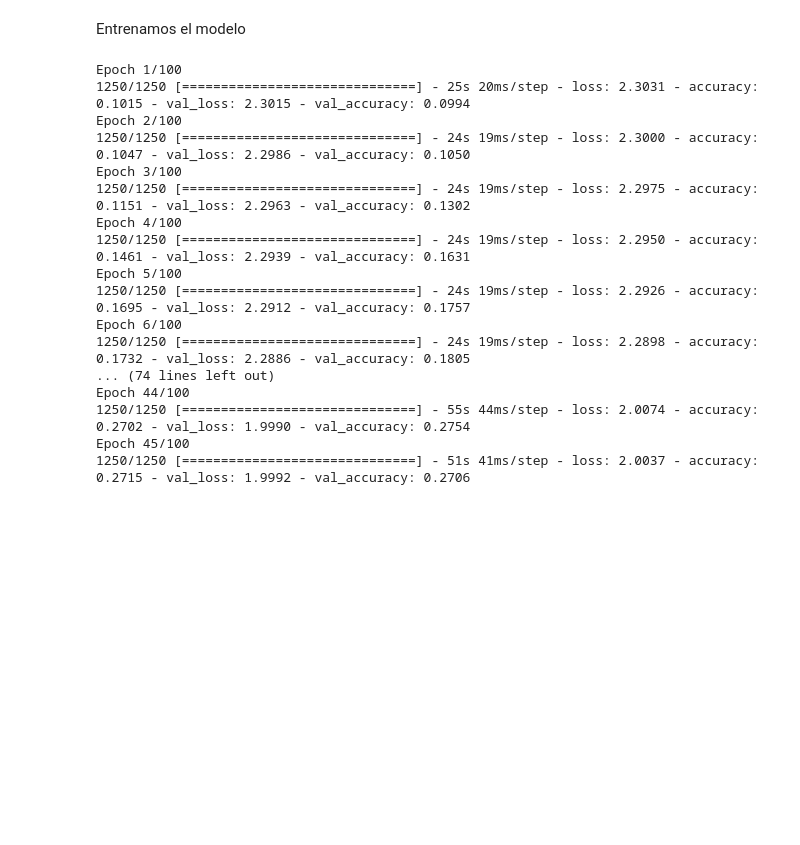
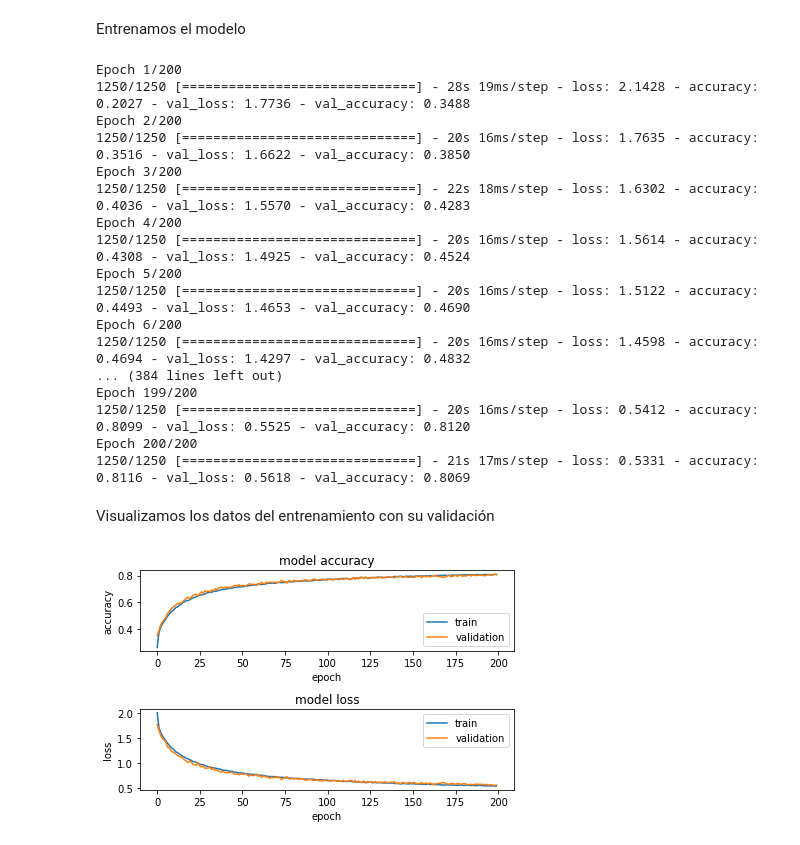
Before and after one commit to alvarogd16/BioInspirada, a Jupyter notebook: 5_Cnn/Entrega_5_CNN.ipynb, the cells around one changed output. Drawn from its saved outputs; the diff is of its cells as text; code cells hidden in the pictures; blank space fills up the shorter version.

```diff
--- a/5_Cnn/Entrega_5_CNN.ipynb
+++ b/5_Cnn/Entrega_5_CNN.ipynb
@@ -85,25 +89,23 @@ from tensorflow.keras import models
 from tensorflow.keras import losses
 from tensorflow.keras import optimizers
 
+model = models.Sequential()
+model.add(layers.Conv2D(32, (3, 3), activation='relu', kernel_initializer='he_uniform', padding='same', input_shape=(32, 32, 3)))
+model.add(layers.Conv2D(32, (3, 3), activation='relu', kernel_initializer='he_uniform', padding='same'))
+model.add(layers.MaxPooling2D((2, 2)))
+model.add(layers.Dropout(0.2))
+model.add(layers.Conv2D(64, (3, 3), activation='relu', kernel_initializer='he_uniform', padding='same'))
+model.add(layers.Conv2D(64, (3, 3), activation='relu', kernel_initializer='he_uniform', padding='same'))
+model.add(layers.MaxPooling2D((2, 2)))
+model.add(layers.Dropout(0.2))
 
-
-model = models.Sequential()
-model.add(layers.Conv2D(32, kernel_size=(3, 3),
-                 activation='relu',
-                 input_shape=(32,32,3)))
-model.add(layers.MaxPooling2D(pool_size=(2, 2)))
-model.add(layers.Conv2D(64, (3, 3), activation='relu'))
-model.add(layers.MaxPooling2D(pool_size=(2, 2)))
-model.add(layers.Conv2D(64, (3, 3), activation='relu'))
 model.add(layers.Flatten())
-model.add(layers.Dense(64, activation='relu'))
+model.add(layers.Dense(64, activation='relu', kernel_initializer='he_uniform'))
 # model.add(layers.Dropout(0.2))
 model.add(layers.Dense(10, activation='softmax'))
+
+opt = optimizers.SGD(lr=0.001, momentum=0.9)
+model.compile(optimizer=opt, loss='categorical_crossentropy', metrics=['accuracy'])
+
 model.summary()
-
-#Adaptive learning rate (adaDelta) funciona muy bien en CNN rivalizando con adam y adagrad
-#la función de pérdida para clasificación categorical crossentropy
-model.compile(loss=losses.categorical_crossentropy,
-              optimizer=optimizers.Adadelta(),
-              metrics=['accuracy'])
 # %% [output]
@@ -128,47 +130,50 @@ _________________________________________________________________
 Entrenamos el modelo
 # %%
 batch_size = 64
-num_epoch = 100
+num_epoch = 200
 
 model_log = model.fit(train_generator,
           epochs=num_epoch,
           verbose=1,
-          validation_data=validation_generator)#,
-          #steps_per_epoch=len(x_train) / batch_size)
+          validation_data=validation_generator)
 # %% [output]
-Epoch 1/100
-1250/1250 [==============================] - 25s 20ms/step - loss: 2.3031 - accuracy: 0.1015 - val_loss: 2.3015 - val_accuracy: 0.0994
-Epoch 2/100
-1250/1250 [==============================] - 24s 19ms/step - loss: 2.3000 - accuracy: 0.1047 - val_loss: 2.2986 - val_accuracy: 0.1050
-Epoch 3/100
-1250/1250 [==============================] - 24s 19ms/step - loss: 2.2975 - accuracy: 0.1151 - val_loss: 2.2963 - val_accuracy: 0.1302
-Epoch 4/100
-1250/1250 [==============================] - 24s 19ms/step - loss: 2.2950 - accuracy: 0.1461 - val_loss: 2.2939 - val_accuracy: 0.1631
-Epoch 5/100
-1250/1250 [==============================] - 24s 19ms/step - loss: 2.2926 - accuracy: 0.1695 - val_loss: 2.2912 - val_accuracy: 0.1757
-Epoch 6/100
-1250/1250 [==============================] - 24s 19ms/step - loss: 2.2898 - accuracy: 0.1732 - val_loss: 2.2886 - val_accuracy: 0.1805
-... (74 lines left out)
-Epoch 44/100
-1250/1250 [==============================] - 55s 44ms/step - loss: 2.0074 - accuracy: 0.2702 - val_loss: 1.9990 - val_accuracy: 0.2754
-Epoch 45/100
-1250/1250 [==============================] - 51s 41ms/step - loss: 2.0037 - accuracy: 0.2715 - val_loss: 1.9992 - val_accuracy: 0.2706
+Epoch 1/200
+1250/1250 [==============================] - 28s 19ms/step - loss: 2.1428 - accuracy: 0.2027 - val_loss: 1.7736 - val_accuracy: 0.3488
+Epoch 2/200
+1250/1250 [==============================] - 20s 16ms/step - loss: 1.7635 - accuracy: 0.3516 - val_loss: 1.6622 - val_accuracy: 0.3850
+Epoch 3/200
+1250/1250 [==============================] - 22s 18ms/step - loss: 1.6302 - accuracy: 0.4036 - val_loss: 1.5570 - val_accuracy: 0.4283
+Epoch 4/200
+1250/1250 [==============================] - 20s 16ms/step - loss: 1.5614 - accuracy: 0.4308 - val_loss: 1.4925 - val_accuracy: 0.4524
+Epoch 5/200
+1250/1250 [==============================] - 20s 16ms/step - loss: 1.5122 - accuracy: 0.4493 - val_loss: 1.4653 - val_accuracy: 0.4690
+Epoch 6/200
+1250/1250 [==============================] - 20s 16ms/step - loss: 1.4598 - accuracy: 0.4694 - val_loss: 1.4297 - val_accuracy: 0.4832
+... (384 lines left out)
+Epoch 199/200
+1250/1250 [==============================] - 20s 16ms/step - loss: 0.5412 - accuracy: 0.8099 - val_loss: 0.5525 - val_accuracy: 0.8120
+Epoch 200/200
+1250/1250 [==============================] - 21s 17ms/step - loss: 0.5331 - accuracy: 0.8116 - val_loss: 0.5618 - val_accuracy: 0.8069
+# %% [markdown]
+Visualizamos los datos del entrenamiento con su validación
 # %%
 import matplotlib.pyplot as plt
 
 fig = plt.figure()
 plt.subplot(2,1,1)
 plt.plot(model_log.history['accuracy'])
 plt.plot(model_log.history['val_accuracy'])
 plt.title('model accuracy')
 plt.ylabel('accuracy')
 plt.xlabel('epoch')
-plt.legend(['train', 'test'], loc='lower right')
+plt.legend(['train', 'validation'], loc='lower right')
 plt.subplot(2,1,2)
 plt.plot(model_log.history['loss'])
 plt.plot(model_log.history['val_loss'])
 plt.title('model loss')
 plt.ylabel('loss')
 plt.xlabel('epoch')
-plt.legend(['train', 'test'], loc='upper right')
+plt.legend(['train', 'validation'], loc='upper right')
 plt.tight_layout()
+# %% [output]
+[figure, added]
```
Also changed, not shown: parts of 13 cells of this notebook, 2 other files.
